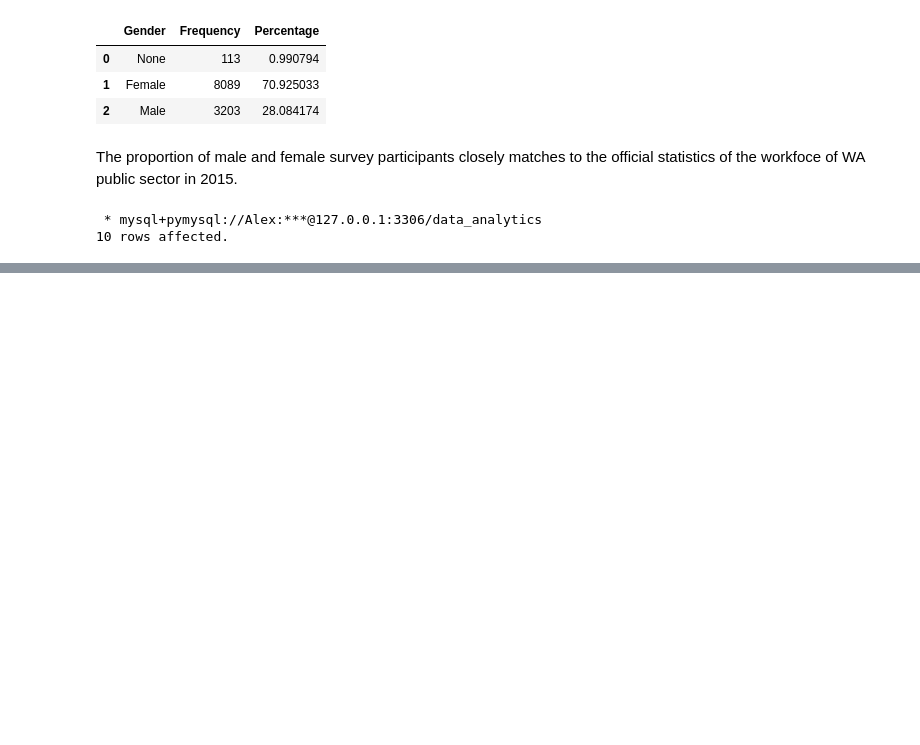
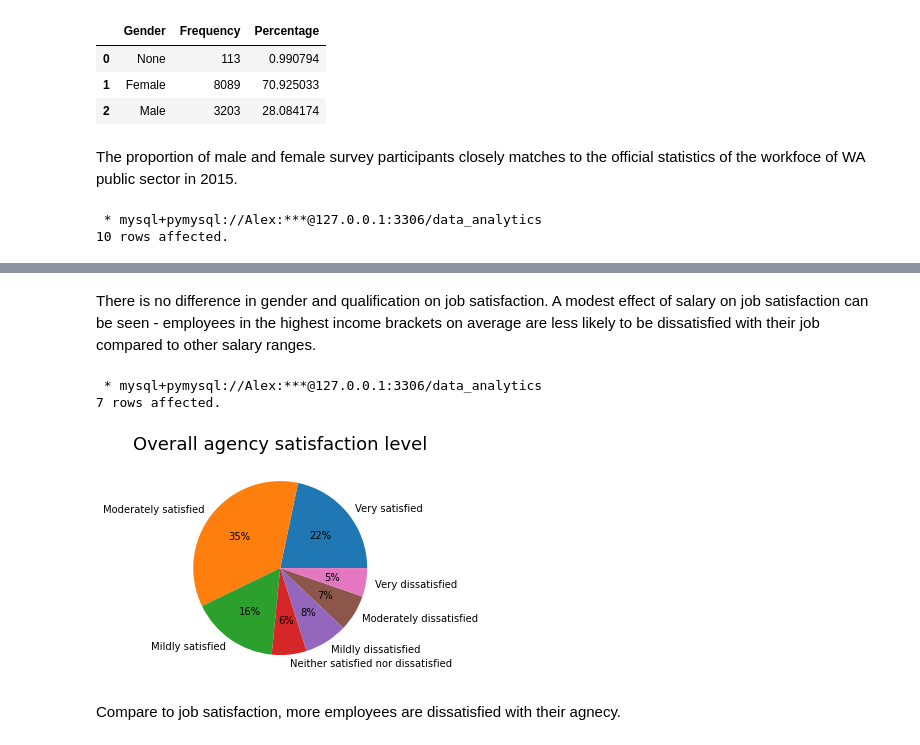
Before and after one commit to alex-cplee/WA-Public-Service-Perception-2015, a Jupyter notebook: SurveyData.ipynb, the cells around one changed output, grey strips where cells are left out. Saved outputs shown, nothing was run; the diff lists cells and outputs as text; code cells hidden in the pictures; blank space fills up the shorter version.

```diff
--- a/SurveyData.ipynb
+++ b/SurveyData.ipynb
@@ -904,0 +919,23 @@ The survey was conducted in 2015, and although I have made a few recommendations
+# %% [markdown]
+There is no difference in gender and qualification on job satisfaction. A modest effect of salary on job satisfaction can be seen - employees in the highest income brackets on average are less likely to be dissatisfied with their job compared to other salary ranges.
+# %%
+QA1b_all = %sql select A1b, count(ID) from `survey-data` group by A1b having not(A1b = '')
+QA1b_all = pd.DataFrame(QA1b_all, columns=['Agency_Satisfaction', 'Frequency'])
+QA1b_all['Agency_Satisfaction'] = pd.to_numeric(QA1b_all['Agency_Satisfaction'])
+#make a dictionary for replace value in the job satisfaction column
+QA1b_all.replace({'Agency_Satisfaction':QA1a_dict['Label']}, inplace=True)
+# %% [output]
+ * mysql+pymysql://Alex:***@127.0.0.1:3306/data_analytics
+7 rows affected.
+# %%
+fig, ax6 = plt.subplots()
+
+ax6.pie(QA1b_all['Frequency'], labels = QA1b_all['Agency_Satisfaction'].unique(), autopct='%1.0f%%')
+
+ax6.set_title('Overall agency satisfaction level', fontdict = {'fontsize': 18, 'verticalalignment':'bottom' })
+
+plt.show()
+# %% [output]
+[figure, added]
+# %% [markdown]
+Compare to job satisfaction, more employees are dissatisfied with their agnecy.
```
Also changed, not shown: parts of 101 cells of this notebook.
